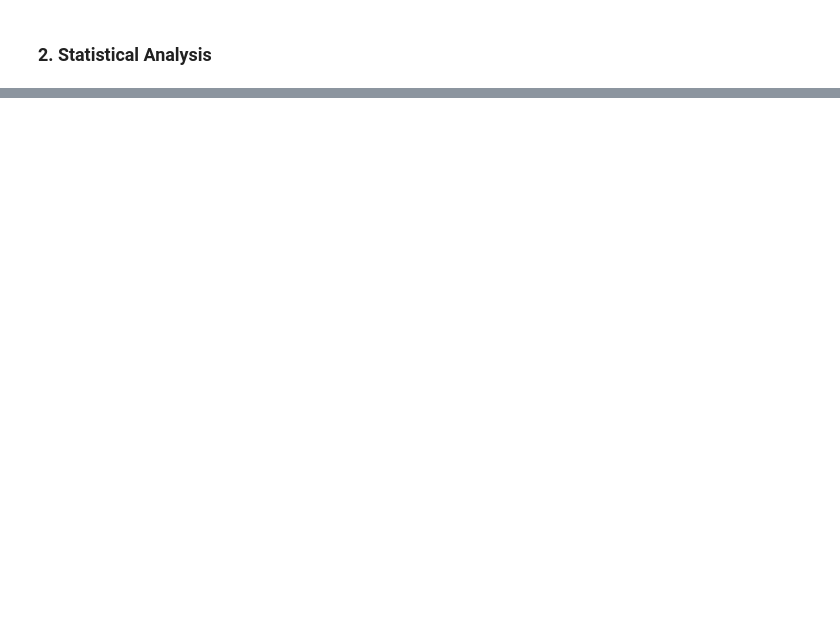
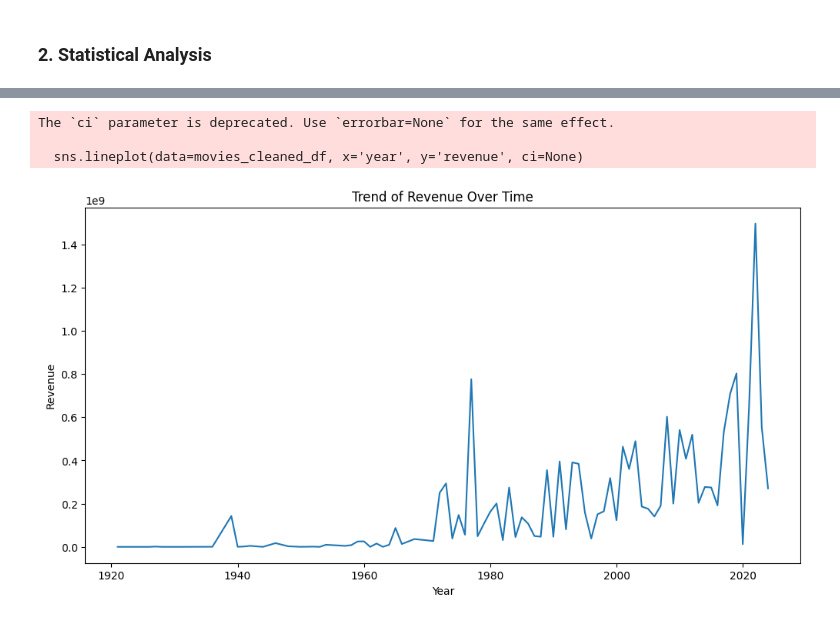
Before and after one commit to j2damax/eda_top_us_song, a Jupyter notebook: notebooks/eda_global_movies.ipynb, the cells around one changed output, grey strips where cells are left out. Saved outputs shown, nothing was run; the diff lists cells and outputs as text; code cells hidden in the pictures; blank space fills up the shorter version.

```diff
--- a/notebooks/eda_global_movies.ipynb
+++ b/notebooks/eda_global_movies.ipynb
@@ -308,0 +481,14 @@ movies_cleaned_df.head()
+# %%
+# Investigate Trends and Outliers
+# Plot the trend of revenue over time
+plt.figure(figsize=(12, 6))
+sns.lineplot(data=movies_cleaned_df, x='year', y='revenue', ci=None)
+plt.title('Trend of Revenue Over Time')
+plt.xlabel('Year')
+plt.ylabel('Revenue')
+plt.show()
+# %% [output]
+The `ci` parameter is deprecated. Use `errorbar=None` for the same effect.
+
+  sns.lineplot(data=movies_cleaned_df, x='year', y='revenue', ci=None)
+[figure, added]
```
Also changed, not shown: parts of 19 cells of this notebook.
